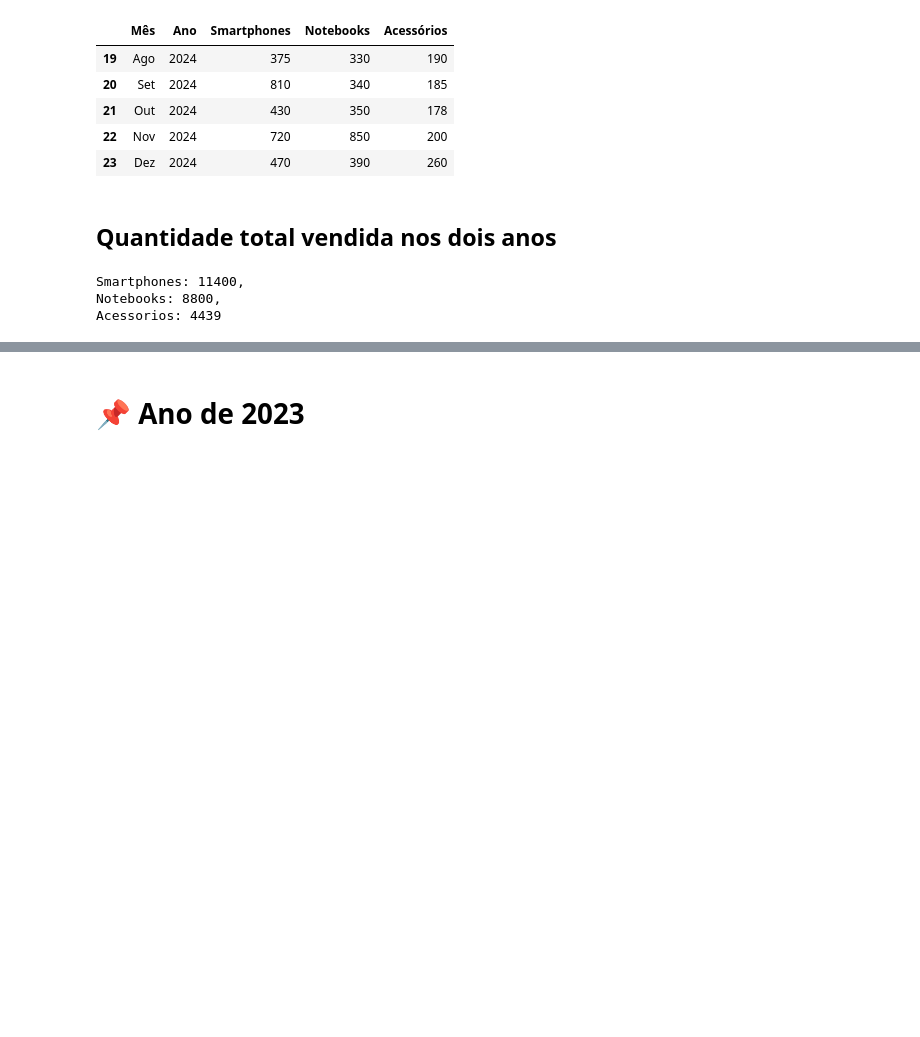
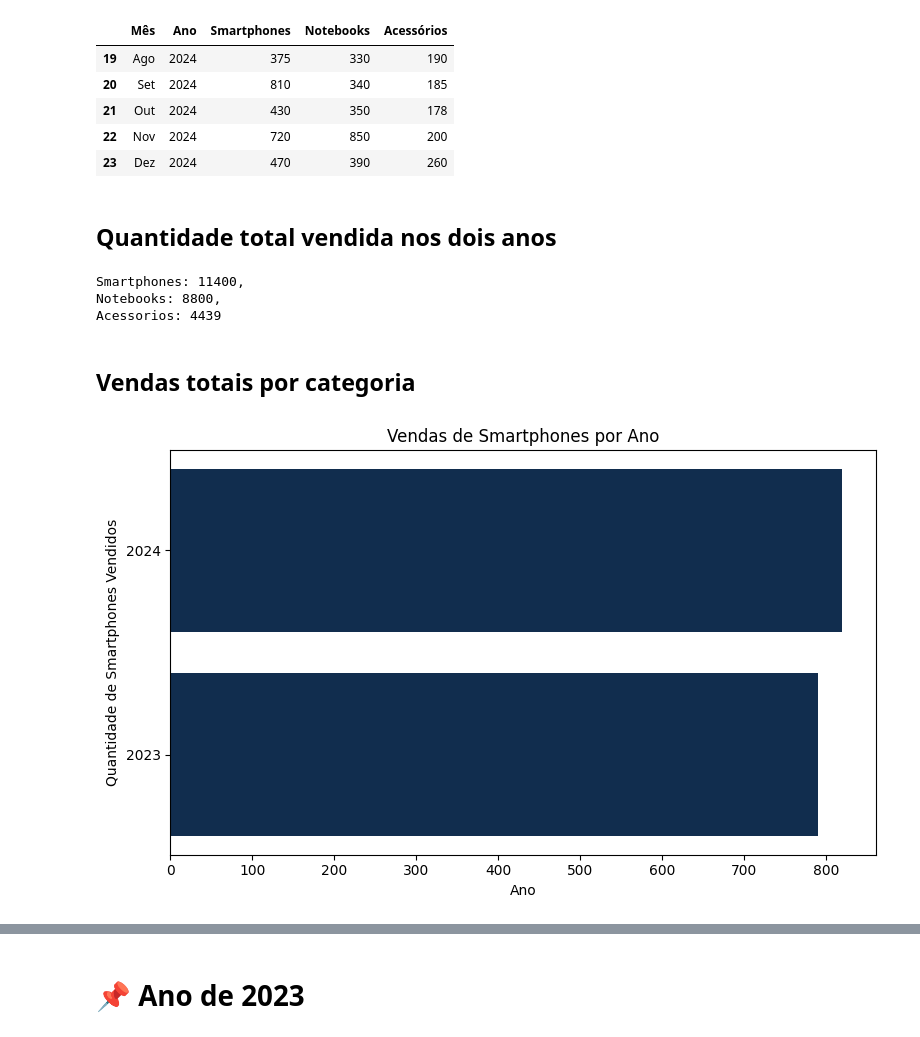
Before and after one commit to DanielBorbafs/adventury_motors, a Jupyter notebook: notebook/analise.ipynb, the cells around one changed output, grey strips where cells are left out. Drawn from its saved outputs; the diff is of its cells as text; code cells hidden in the pictures; blank space fills up the shorter version.

```diff
--- a/notebook/analise.ipynb
+++ b/notebook/analise.ipynb
@@ -30,3 +30,20 @@ print(f'Smartphones: {vendas_smartphones},\nNotebooks: {vendas_notebooks},\nAces
 Smartphones: 11400,
 Notebooks: 8800,
 Acessorios: 4439
+# %% [markdown]
+## Vendas totais por categoria
+# %%
+
+smartphones_ano = df_vendas[['Ano', 'Smartphones']]
+
+plt.figure(figsize=(8, 5))
+plt.barh(smartphones_ano['Ano'].astype(str), smartphones_ano['Smartphones'], color='#112D4E')
+
+plt.xlabel('Ano')
+plt.ylabel('Quantidade de Smartphones Vendidos')
+plt.title('Vendas de Smartphones por Ano')
+plt.tight_layout()
+plt.savefig('../outputs/smartphones.png', dpi=300, bbox_inches='tight')
+plt.show()
+# %% [output]
+[figure, added]
```
Also changed, not shown: parts of 22 cells of this notebook, 6 other files.
